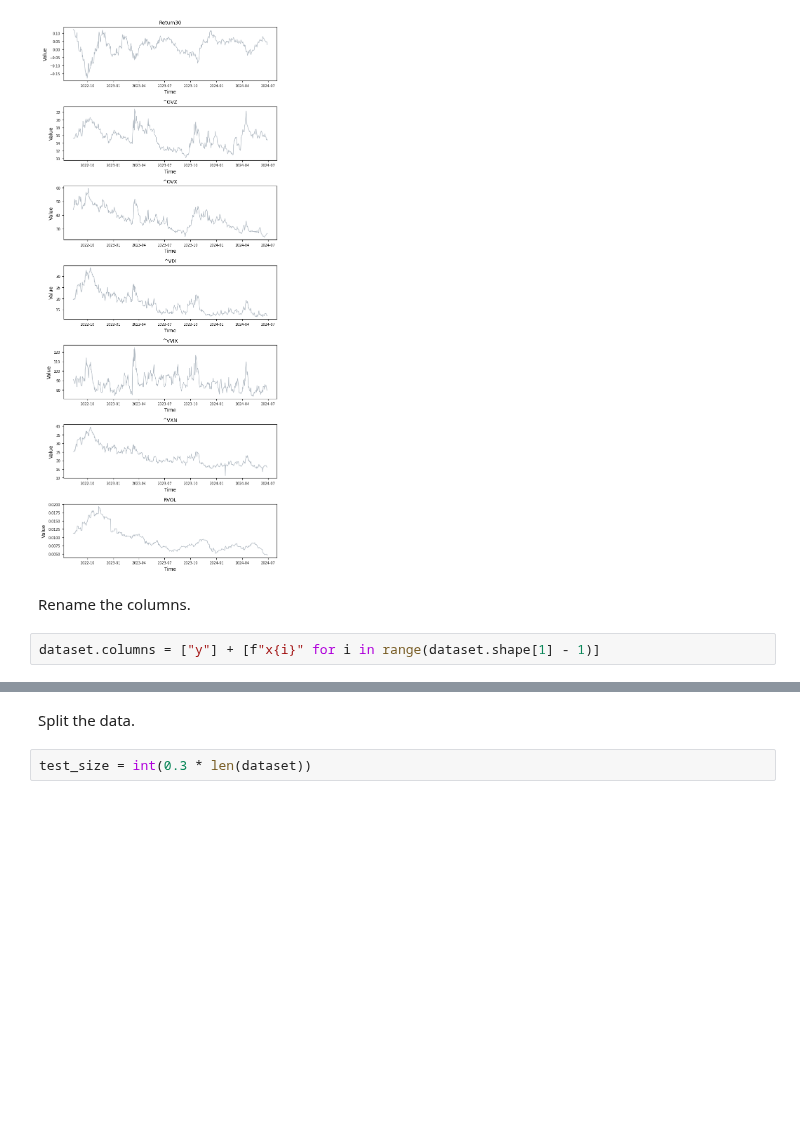
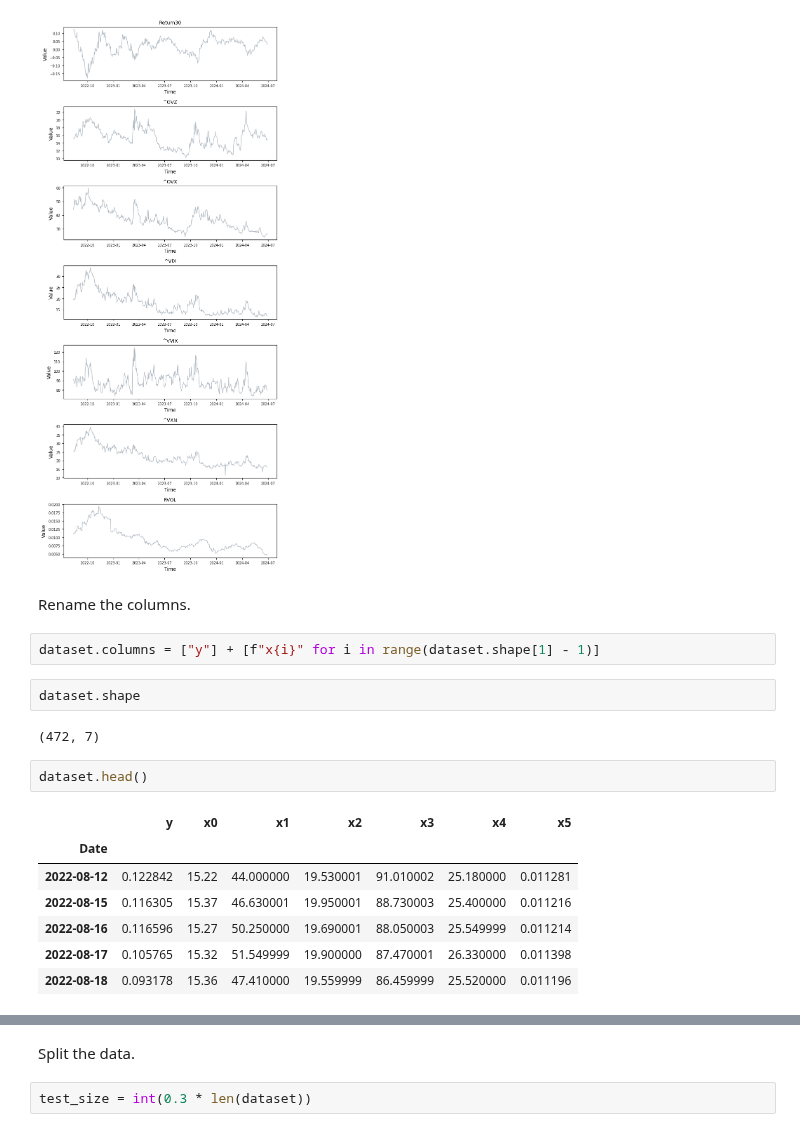
Before and after one commit to fg-research/lnn-sagemaker, a Jupyter notebook: examples/SPX.ipynb, the cells around one changed output, grey strips where cells are left out. Drawn from its saved outputs; the diff is of its cells as text; blank space fills up the shorter version.

```diff
--- a/examples/SPX.ipynb
+++ b/examples/SPX.ipynb
@@ -154,3 +174,17 @@ fig.show()
 Rename the columns.
 # %%
 dataset.columns = ["y"] + [f"x{i}" for i in range(dataset.shape[1] - 1)]
+# %%
+dataset.shape
+# %% [output]
+(472, 7)
+# %%
+dataset.head()
+# %% [output]
+|  | y | x0 | x1 | x2 | x3 | x4 | x5 |
+| Date |  |  |  |  |  |  |  |
+| 2022-08-12 | 0.122842 | 15.22 | 44.000000 | 19.530001 | 91.010002 | 25.180000 | 0.011281 |
+| 2022-08-15 | 0.116305 | 15.37 | 46.630001 | 19.950001 | 88.730003 | 25.400000 | 0.011216 |
+| 2022-08-16 | 0.116596 | 15.27 | 50.250000 | 19.690001 | 88.050003 | 25.549999 | 0.011214 |
+| 2022-08-17 | 0.105765 | 15.32 | 51.549999 | 19.900000 | 87.470001 | 26.330000 | 0.011398 |
+| 2022-08-18 | 0.093178 | 15.36 | 47.410000 | 19.559999 | 86.459999 | 25.520000 | 0.011196 |
```
Also changed, not shown: parts of 44 cells of this notebook.
